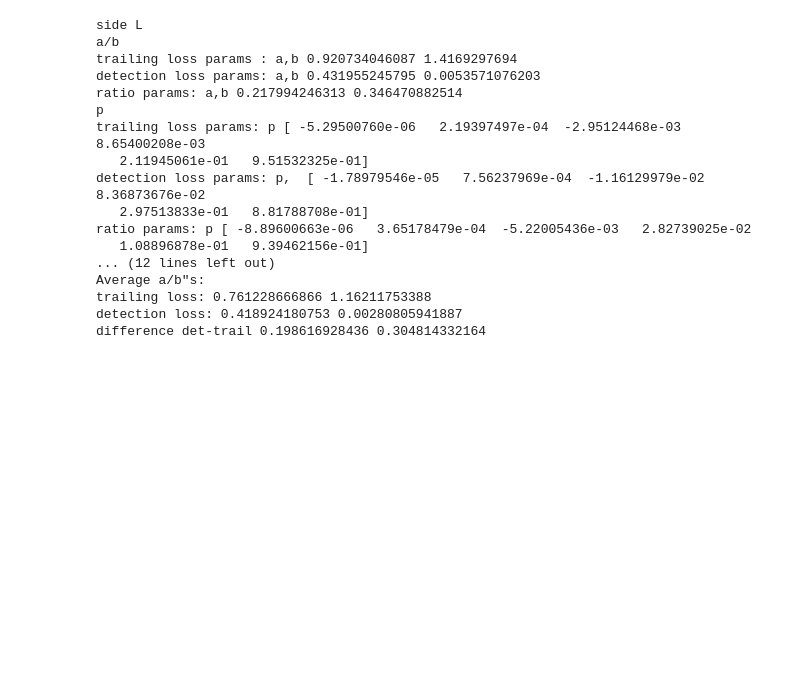
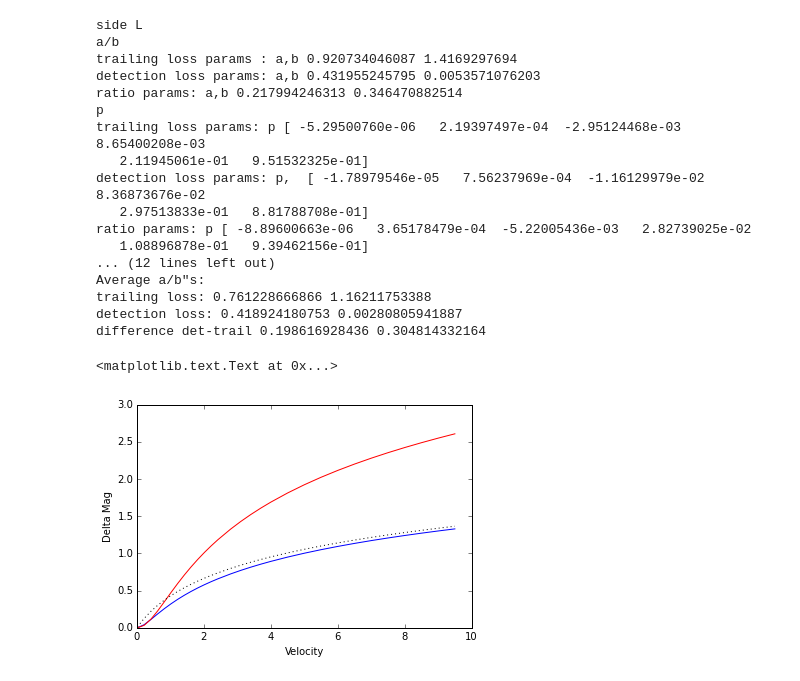
Before and after one commit to rhiannonlynne/MafSSO, a Jupyter notebook: Trailing Losses.ipynb, the cells around one changed output. Drawn from its saved outputs; the diff is of its cells as text; code cells hidden in the pictures; blank space fills up the shorter version.

Commit message:
Made on additional plot for trailing losses

```diff
--- a/Trailing Losses.ipynb
+++ b/Trailing Losses.ipynb
@@ -820,3 +820,27 @@ Average a/b"s:
 trailing loss: 0.761228666866 1.16211753388
 detection loss: 0.418924180753 0.00280805941887
 difference det-trail 0.198616928436 0.304814332164
+# %%
+# Summary:
+def dmag(velocity, seeing, texp=30.):
+    a_trail = 0.76
+    b_trail = 1.16
+    a_det = 0.42
+    b_det = 0.00
+    x = velocity * texp / seeing / 24.0
+    dmag = {}
+    dmag['trail'] = 1.25 * np.log10(1 + a_trail*x**2/(1+b_trail*x))
+    dmag['detect'] = 1.25 * np.log10(1 + a_det*x**2 / (1+b_det*x))
+    return dmag
+
+
+for seeing in [0.7]:
+    dmags = dmag(velocities, seeing)
+    plt.plot(velocities, dmags['trail'], 'b-')
+    plt.plot(velocities, dmags['detect'], 'r-')
+    plt.plot(velocities, 1.25*(np.log10(1+0.67*(velocities*30.0/seeing/24.0))), 'k:')
+plt.xlabel('Velocity')
+plt.ylabel('Delta Mag')
+# %% [output]
+<matplotlib.text.Text at 0x...>
+[figure, added]
```
